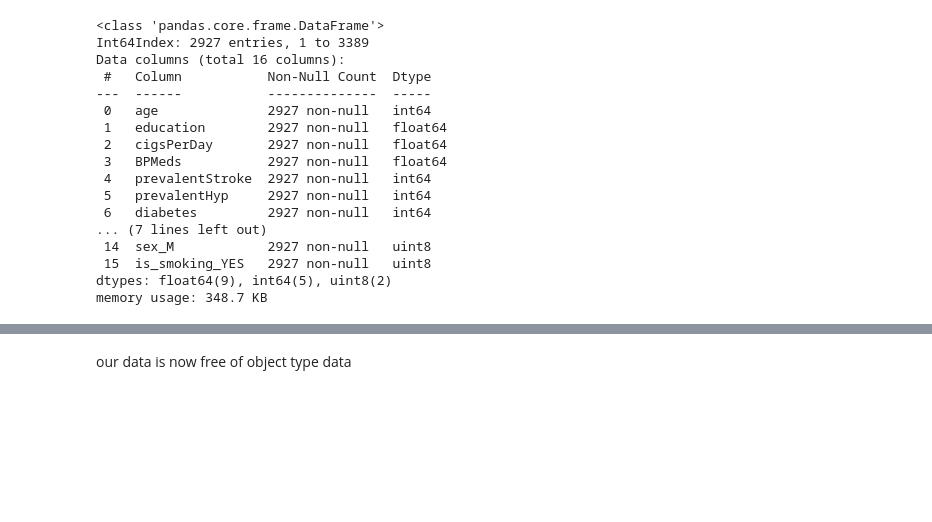
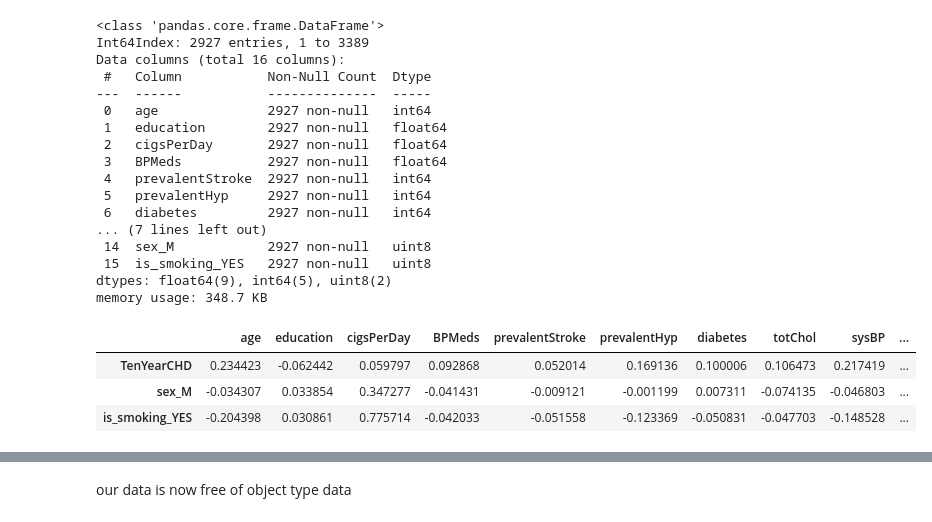
Before and after one commit to abm4github/cardiovascular-risk-prediction_Supervised-Classification, a Jupyter notebook: AlmaBetter_ML_Classification_CardioVascularRisk.ipynb, the cells around one changed output, grey strips where cells are left out. Cells and saved outputs as stored; diff of their text form; code cells hidden in the pictures; blank space fills up the shorter version.

```diff
--- a/AlmaBetter_ML_Classification_CardioVascularRisk.ipynb
+++ b/AlmaBetter_ML_Classification_CardioVascularRisk.ipynb
@@ -159,3 +157,11 @@ Data columns (total 16 columns):
  15  is_smoking_YES   2927 non-null   uint8
 dtypes: float64(9), int64(5), uint8(2)
 memory usage: 348.7 KB
+# %%
+corr = data.corr()
+corr[-3:]
+# %% [output]
+|  | age | education | cigsPerDay | BPMeds | prevalentStroke | prevalentHyp | diabetes | totChol | sysBP | ... |
+| TenYearCHD | 0.234423 | -0.062442 | 0.059797 | 0.092868 | 0.052014 | 0.169136 | 0.100006 | 0.106473 | 0.217419 | ... |
+| sex_M | -0.034307 | 0.033854 | 0.347277 | -0.041431 | -0.009121 | -0.001199 | 0.007311 | -0.074135 | -0.046803 | ... |
+| is_smoking_YES | -0.204398 | 0.030861 | 0.775714 | -0.042033 | -0.051558 | -0.123369 | -0.050831 | -0.047703 | -0.148528 | ... |
```
Also changed, not shown: parts of 38 cells of this notebook.
